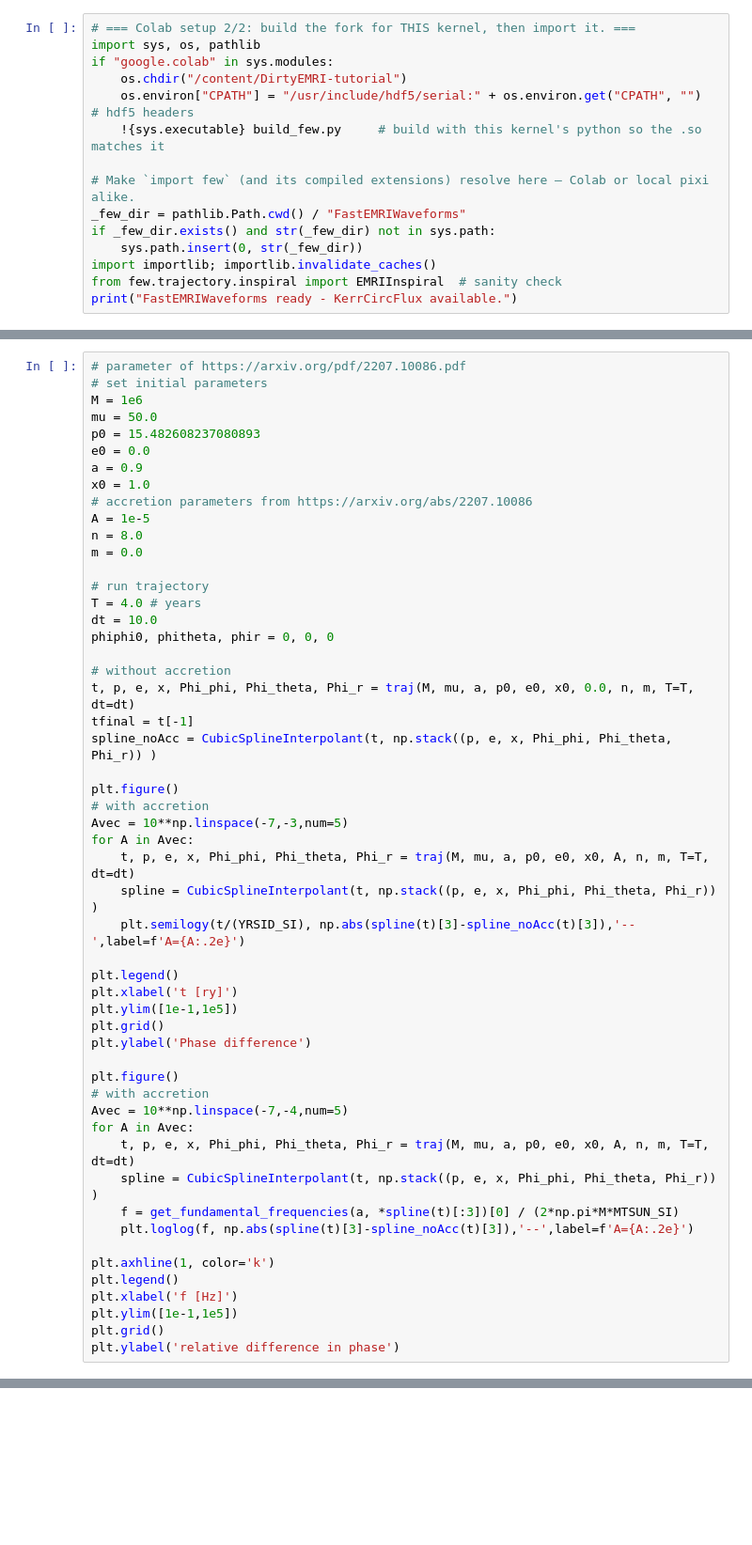
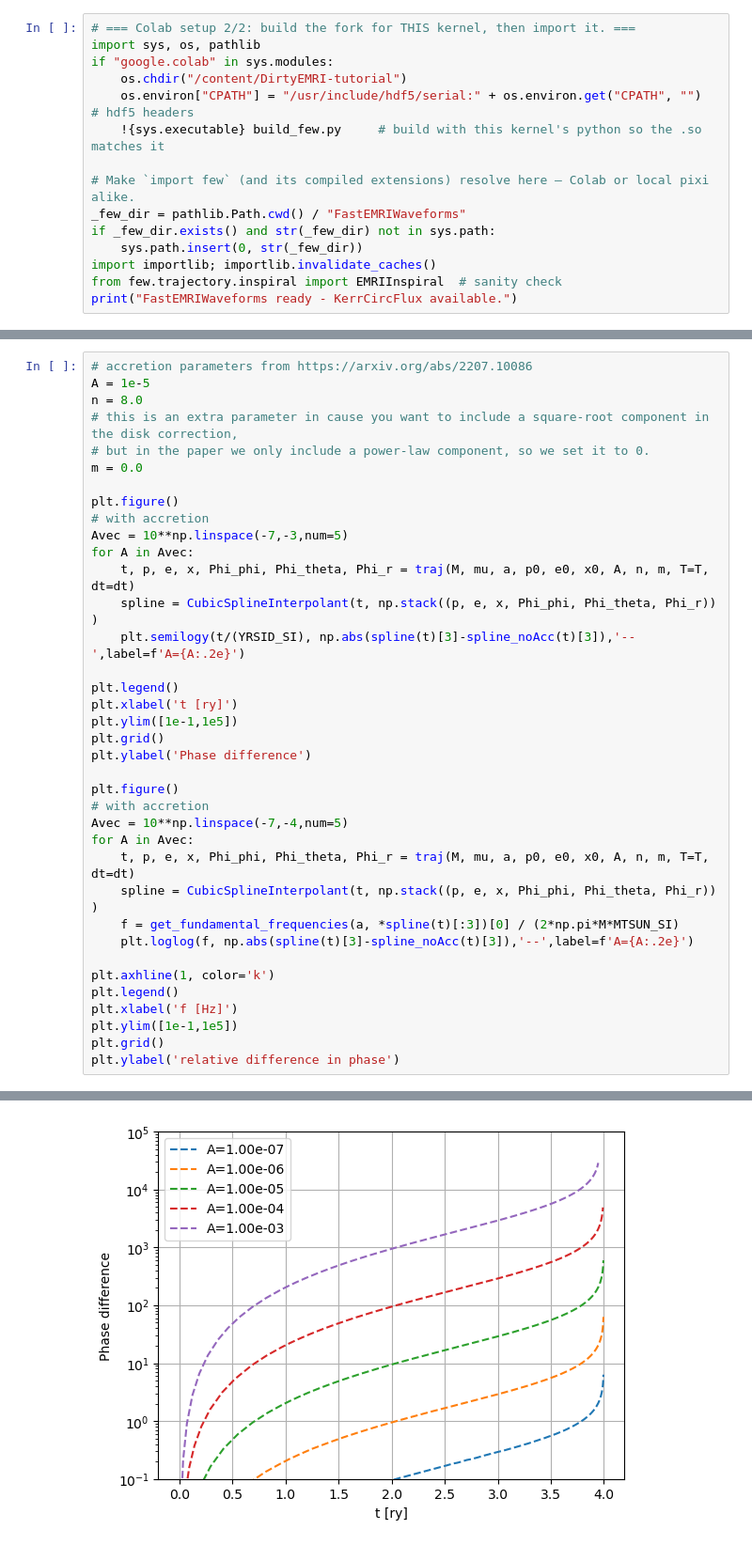
Before and after one commit to stephengreen/DirtyEMRI-tutorial, a Jupyter notebook: Playground_KerrCircularAccretion.ipynb, the cells around one changed output, grey strips where cells are left out. Shown at 94% size. Cells and saved outputs as stored; diff of their text form; blank space fills up the shorter version.

```diff
--- a/Playground_KerrCircularAccretion.ipynb
+++ b/Playground_KerrCircularAccretion.ipynb
@@ -81,26 +144,10 @@ traj = EMRIInspiral(func="KerrCircFlux")
 # %%
-# parameter of https://arxiv.org/pdf/2207.10086.pdf
-# set initial parameters
-M = 1e6
-mu = 50.0
-p0 = 15.482608237080893
-e0 = 0.0
-a = 0.9
-x0 = 1.0
 # accretion parameters from https://arxiv.org/abs/2207.10086
 A = 1e-5
 n = 8.0
+# this is an extra parameter in cause you want to include a square-root component in the disk correction,
+# but in the paper we only include a power-law component, so we set it to 0.
 m = 0.0
-
-# run trajectory
-T = 4.0 # years
-dt = 10.0
-phiphi0, phitheta, phir = 0, 0, 0
-
-# without accretion
-t, p, e, x, Phi_phi, Phi_theta, Phi_r = traj(M, mu, a, p0, e0, x0, 0.0, n, m, T=T, dt=dt)
-tfinal = t[-1]
-spline_noAcc = CubicSplineInterpolant(t, np.stack((p, e, x, Phi_phi, Phi_theta, Phi_r)) )
 
 plt.figure()
 # with accretion
@@ -131,3 +178,4 @@ plt.xlabel('f [Hz]')
 plt.ylim([1e-1,1e5])
 plt.grid()
 plt.ylabel('relative difference in phase')
+# %% [output]
@@ -133,0 +183 @@ plt.ylabel('relative difference in phase')
+[figure, added]
```
Also changed, not shown: parts of 17 cells of this notebook.
